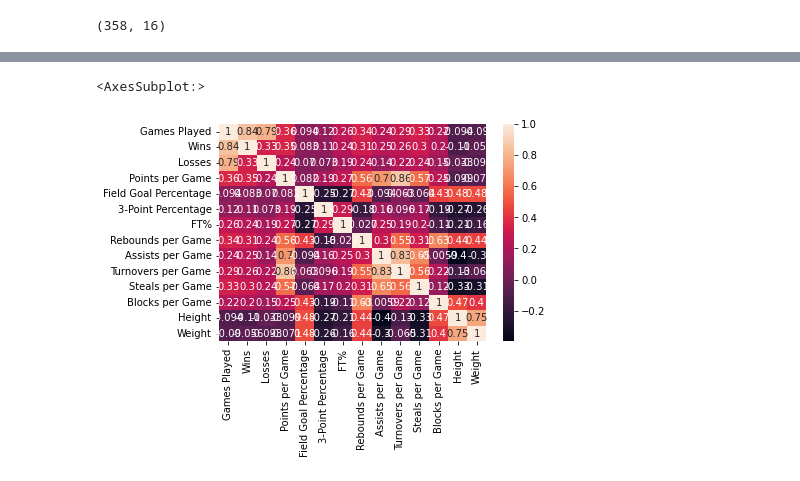
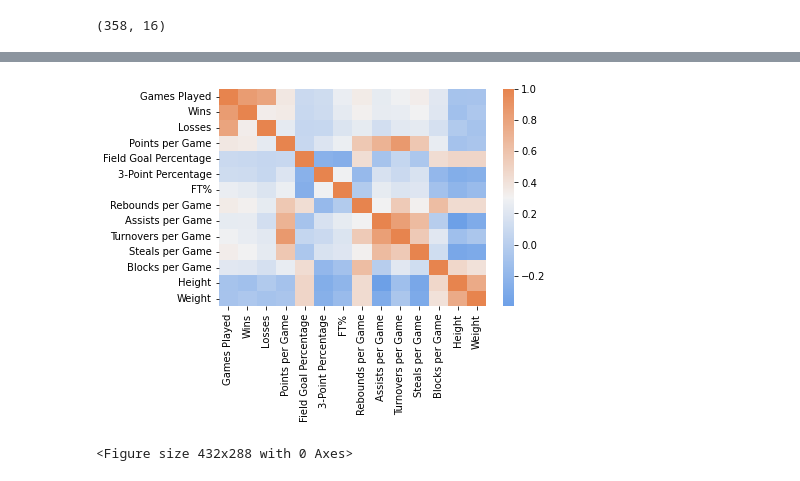
Before and after one commit to ashwanthsridhar/NBA_Position_Classifier, a Jupyter notebook: Analysis.ipynb, the cells around one changed output, grey strips where cells are left out. Drawn from its saved outputs; the diff is of its cells as text; code cells hidden in the pictures.

```diff
--- a/Analysis.ipynb
+++ b/Analysis.ipynb
@@ -244,9 +244,11 @@ position.mean()
 | PG | 57.000000 | 29.779412 | 27.220588 | 12.883529 | 44.129412 | 34.025000 | 79.522059 | ... |
 | SF | 57.375000 | 28.597222 | 28.777778 | 10.908110 | 45.837500 | 34.440278 | 74.702778 | ... |
 | SG | 58.270588 | 29.905882 | 28.364706 | 11.929150 | 44.790588 | 36.630588 | 79.068235 | ... |
-# %%
-corr_matrix = df.corr()
-sns.heatmap(corr_matrix, annot=True)
-# %% [output]
-<AxesSubplot:>
-[figure, removed]
+# %%
+corr_matrix = df.corr()
+custom_cmap = sns.diverging_palette(250, 30, l=65, center="light", as_cmap=True)
+sns.heatmap(corr_matrix, cmap = custom_cmap)
+fig = plt.figure()
+# %% [output]
+[figure, added]
+<Figure size 432x288 with 0 Axes>
```
Also changed, not shown: parts of 1 cell of this notebook.
